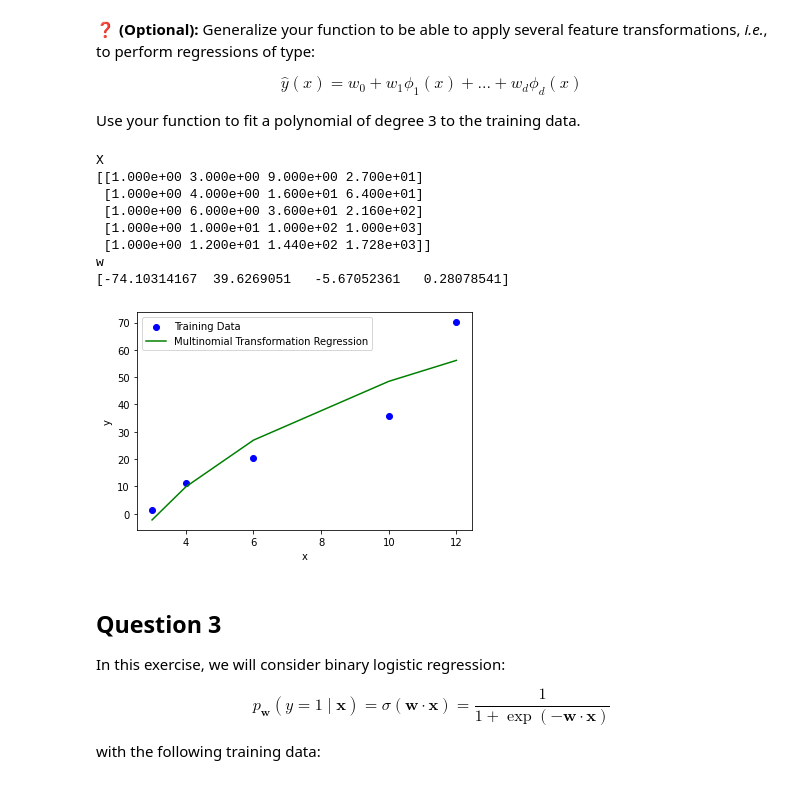
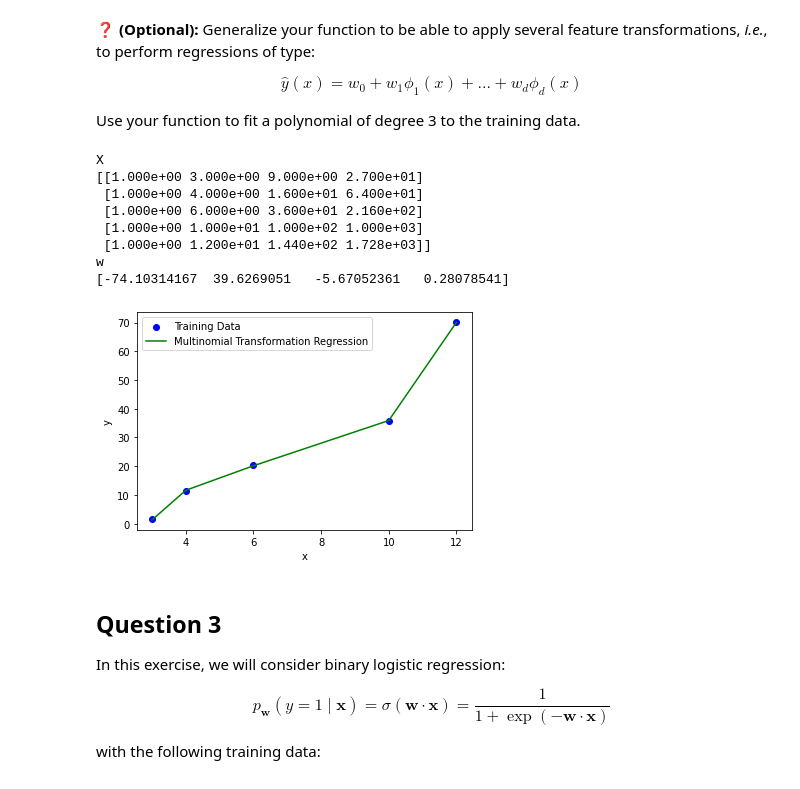
Before and after one commit to DanielMatiasCarvalho/AP-Labs, a Jupyter notebook: lab3/practical_03.ipynb, the cells around one changed output. Saved outputs shown, nothing was run; the diff lists cells and outputs as text; code cells hidden in the pictures.

```diff
--- a/lab3/practical_03.ipynb
+++ b/lab3/practical_03.ipynb
@@ -216,35 +216,35 @@ def phi3(x):
 
 funcs = [phi1, phi2, phi3]
 X_multi, w_multi = multi_non_linear_regression(x, y, funcs)
 print("X")
 print(X_multi)
 print("w")
 print(w_multi)
 
 # Scatter plot the training points
 plt.scatter(x, y, color='blue', label='Training Data')
 
 # Plot the first regression (log transformation)
-y_multi_pred = X_log.dot(w_log)  # Predictions for the log transformation
+y_multi_pred = X_multi.dot(w_multi)  # Predictions for the log transformation
 plt.plot(x, y_multi_pred, label='Multinomial Transformation Regression', color='green')
 
 # Add labels and legend
 plt.xlabel('x')
 plt.ylabel('y')
 plt.legend()
 
 # Show the plot
 plt.show()
 # %% [output]
 X
 [[1.000e+00 3.000e+00 9.000e+00 2.700e+01]
  [1.000e+00 4.000e+00 1.600e+01 6.400e+01]
  [1.000e+00 6.000e+00 3.600e+01 2.160e+02]
  [1.000e+00 1.000e+01 1.000e+02 1.000e+03]
  [1.000e+00 1.200e+01 1.440e+02 1.728e+03]]
 w
 [-74.10314167  39.6269051   -5.67052361   0.28078541]
-[figure, old version]
+[figure, new version]
 # %% [markdown]
 ## Question 3
 
```
Also changed, not shown: parts of 2 cells of this notebook.
